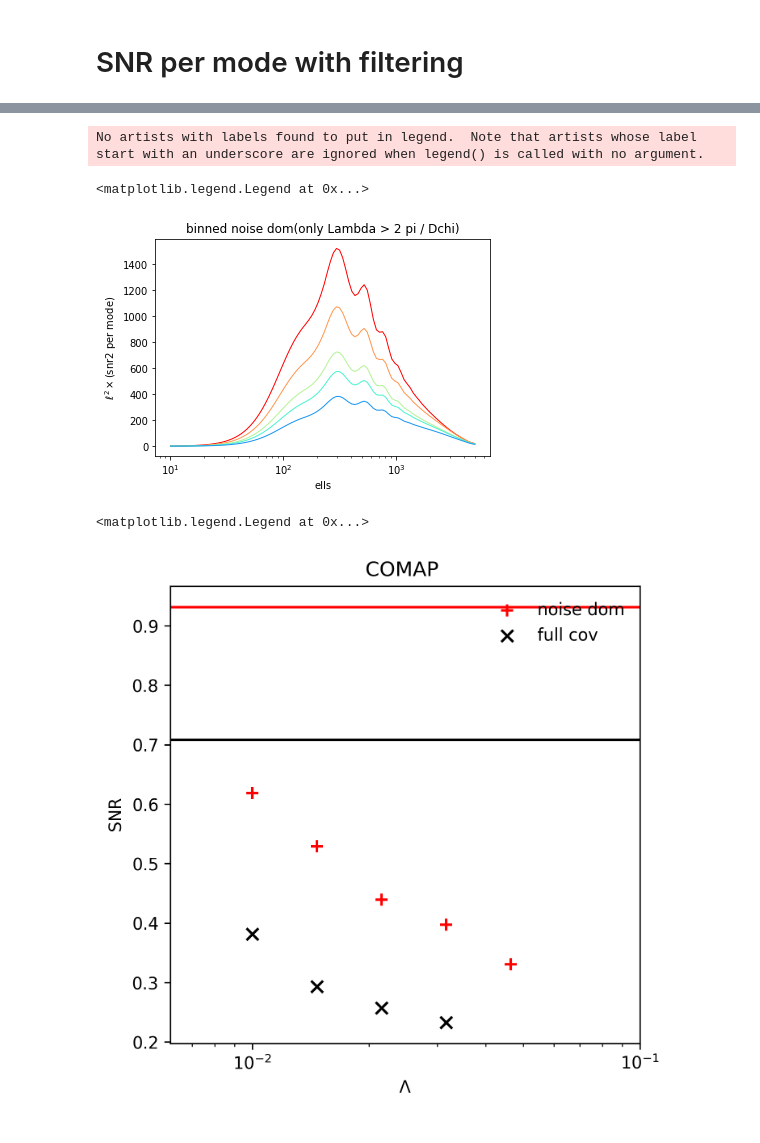
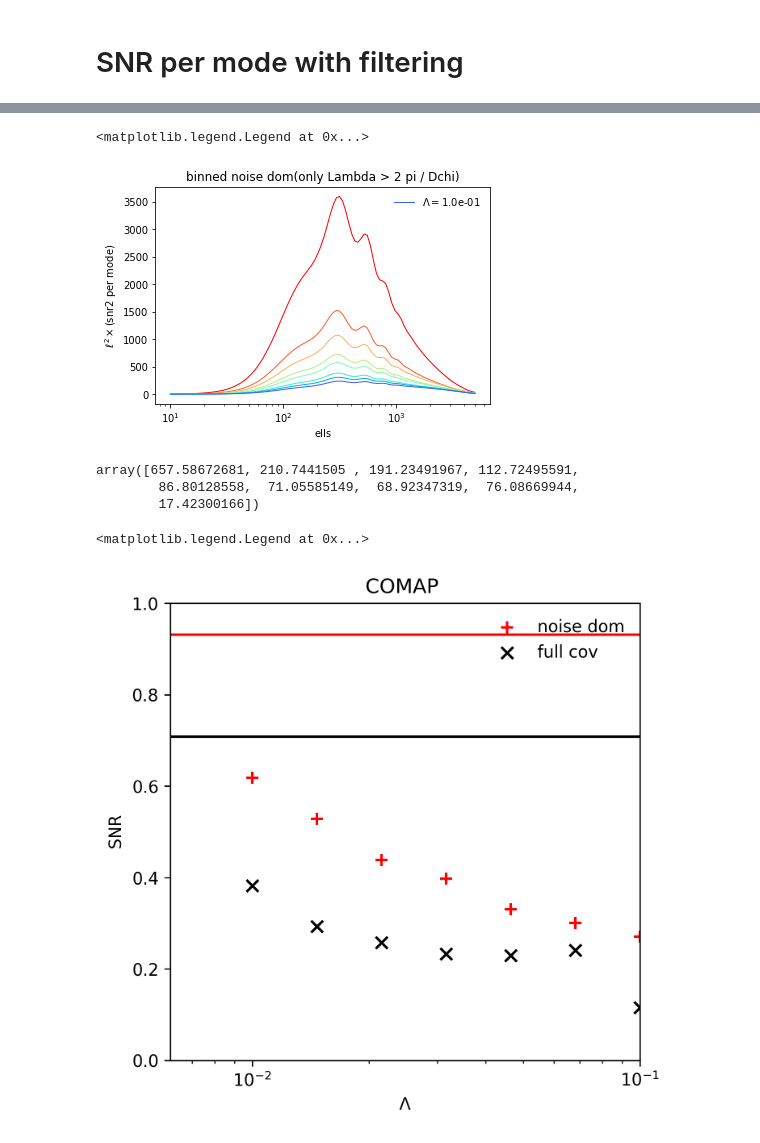
Before and after one commit to DelonShen/LIMxCMBL, a Jupyter notebook: 011.001.2025-03-12.COMAP-snr.ipynb, the cells around one changed output, grey strips where cells are left out. Cells and saved outputs as stored; diff of their text form; code cells hidden in the pictures.

```diff
--- a/011.001.2025-03-12.COMAP-snr.ipynb
+++ b/011.001.2025-03-12.COMAP-snr.ipynb
@@ -141,10 +141,11 @@ for ell_idx in range(len(ells)):
 from tqdm import trange
 # %%
 
-for Lambda_idx in trange(18,23):
+for Lambda_idx in trange(25):
     Lambda = Lambdas[Lambda_idx]
     if(Lambda < 2* np.pi/(chimax-chimin)):
         continue
+    print(Lambda_idx)
     #IHi_kappa##########################################
     ILo_kappa = np.zeros((100, n_bins))
 
@@ -171,6 +172,7 @@ for Lambda_idx in trange(18,23):
 
 
         comb_unbinned[ell_idx] = np.load(comb_fname)
+
     comb = get_binned(comb_unbinned, n_external = comb_n_external)
     ##IHi IHi
     IHiIHi = I_I + comb
@@ -196,9 +198,12 @@ for Lambda_idx in trange(18,23):
 
     SNR2_per_mode_full[Lambda] = np.zeros_like(ells)
     for ell_idx in range(len(ells)):
-        L = np.linalg.cholesky(cov[ell_idx])
-        y = np.linalg.solve(L, IHi_kappa[ell_idx])
-        x = np.linalg.solve(L.T, y)
+#         L = np.linalg.cholesky(cov[ell_idx])
+#         y = np.linalg.solve(L, IHi_kappa[ell_idx])
+#         x = np.linalg.solve(L.T, y)
+#         SNR2_per_mode_full[Lambda][ell_idx] = np.dot(IHi_kappa[ell_idx], x)
+        x, residuals, rank, s = np.linalg.lstsq((cov[ell_idx]),
+                                                IHi_kappa[ell_idx], rcond=-1)
         SNR2_per_mode_full[Lambda][ell_idx] = np.dot(IHi_kappa[ell_idx], x)
     ####################################################
     #noise-dom cov######################################
@@ -255,9 +268,8 @@ plt.title('binned noise dom(only Lambda > 2 pi / Dchi)')
 plt.ylabel(r'$\ell^2\times$(snr2 per mode)')
 plt.legend(frameon=False)
 # %% [output]
-No artists with labels found to put in legend.  Note that artists whose label start with an underscore are ignored when legend() is called with no argument.
+<matplotlib.legend.Legend at 0x...>
-<matplotlib.legend.Legend at 0x...>
-[figure, old version]
+[figure, new version]
 # %%
 #new calculation
 SNR2_per_Omega_full      = np.zeros(len(Lambdas))
@@ -273,6 +285,12 @@ for Lambda_idx,Lambda in enumerate(Lambdas):
                                                 y = SNR2_per_mode_full[Lambda]
                                                 * ells ** 2
                                                 / 2 / np.pi)
+# %%
+SNR2_per_Omega_full
+# %% [output]
+array([657.58672681, 210.7441505 , 191.23491967, 112.72495591,
+        86.80128558,  71.05585149,  68.92347319,  76.08669944,
+        17.42300166])
 # %%
 plt.figure(figsize = (5,5) ,dpi = 300, facecolor = 'w')
 
@@ -285,33 +303,33 @@ _idxs = np.where(SNR2_per_Omega_noise_dom < SNR2_per_Omega_noise_dom[0])
 plt.scatter(Lambdas[_idxs], np.sqrt(SNR2_per_Omega_noise_dom[_idxs] * Omega_field),
          c='r',
             marker='+',s=50,
         label='noise dom')
 plt.axhline(np.sqrt(SNR2_per_Omega_noise_dom[0] * Omega_field))
 
-plt.scatter(Lambdas[_idxs[0][:-1]], np.sqrt(SNR2_per_Omega_full[_idxs[0][:-1]] * Omega_field),
+plt.scatter(Lambdas[_idxs], np.sqrt(SNR2_per_Omega_full[_idxs] * Omega_field),
          c='k',
             marker='x', s=50,
         label='full cov')
 plt.axhline(np.sqrt(SNR2_per_Omega_full[0] * Omega_field), c='k')
 
 
 # Omega_halfsky = 20000 * (np.pi/180)**2 #rad^2
 # plt.scatter(Lambdas[_idxs], np.sqrt(SNR2_per_Omega_full[_idxs] * Omega_halfsky),
 #          c='lightgrey',
 #             marker='x', s=50,
 #         label='full cov + half sky')
 
 fundamental = 2*np.pi/(chimax - chimin)
 # plt.axvline(fundamental, c='lightgrey')
 # plt.xscale('symlog', linthresh = 5 * fundamental)
 plt.xscale('log')
 # plt.yscale('log')
 plt.xlim(fundamental, 1e-1)
-
+plt.ylim(0, 1)
 plt.xlabel(r'$\Lambda$')
 plt.ylabel(r'${\sf SNR}$')
 plt.title('COMAP ')
 plt.legend(frameon=False, loc = 'upper right')
 # %% [output]
 <matplotlib.legend.Legend at 0x...>
-[figure, old version]
+[figure, new version]
```
Also changed, not shown: parts of 2 cells of this notebook, 16 other files.
